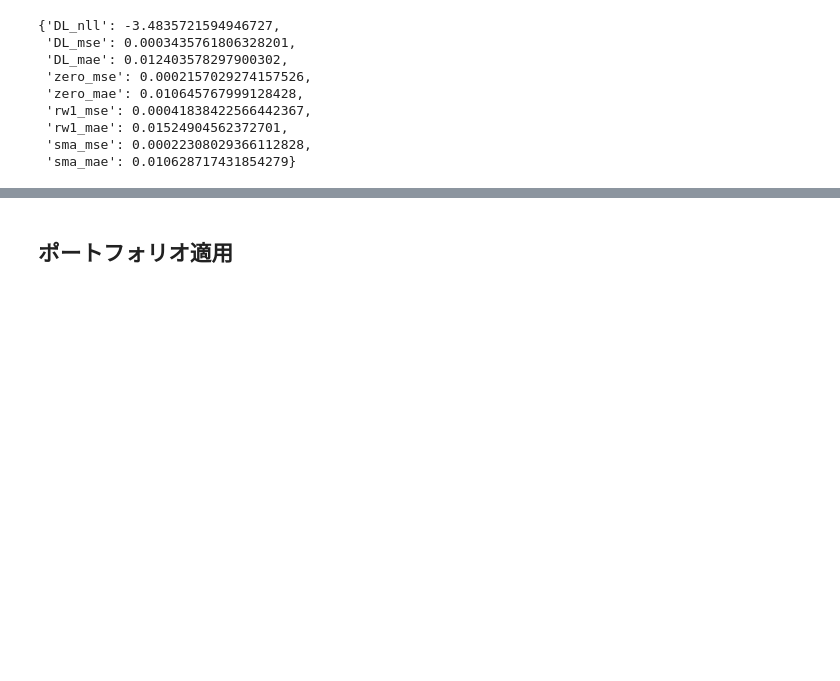
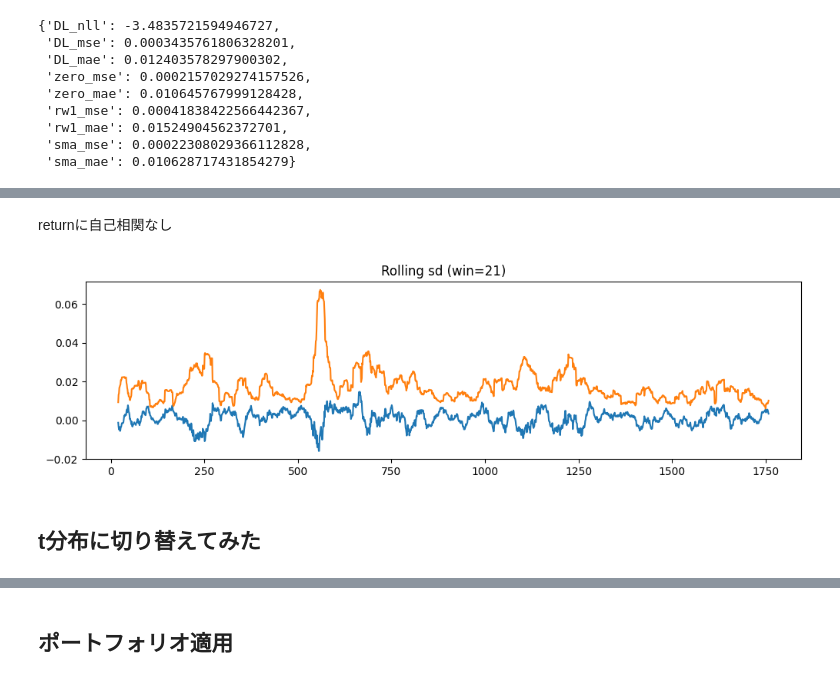
Before and after one commit to LABO-M/DreamingLearning, a Jupyter notebook: code/demo.ipynb, the cells around one changed output, grey strips where cells are left out. Saved outputs shown, nothing was run; the diff lists cells and outputs as text; code cells hidden in the pictures; blank space fills up the shorter version.

```diff
--- a/code/demo.ipynb
+++ b/code/demo.ipynb
@@ -450,0 +535,17 @@ metrics
+# %% [markdown]
+returnに自己相関なし
+# %%
+def rolling_stats(r, win=21):
+    r = np.asarray(r).ravel()
+    import pandas as pd
+    s = pd.Series(r)
+    roll_mu = s.rolling(win).mean()
+    roll_sd = s.rolling(win).std()
+
+    ax = roll_mu.plot(figsize=(12,3), title=f"Rolling mean (win={win})"); ax.figure.show()
+    ax = roll_sd.plot(figsize=(12,3), title=f"Rolling sd (win={win})"); ax.figure.show()
+rolling_stats(y, win=21)
+# %% [output]
+[figure, added]
+# %% [markdown]
+## t分布に切り替えてみた
```
Also changed, not shown: parts of 17 cells of this notebook, 2 other files.
